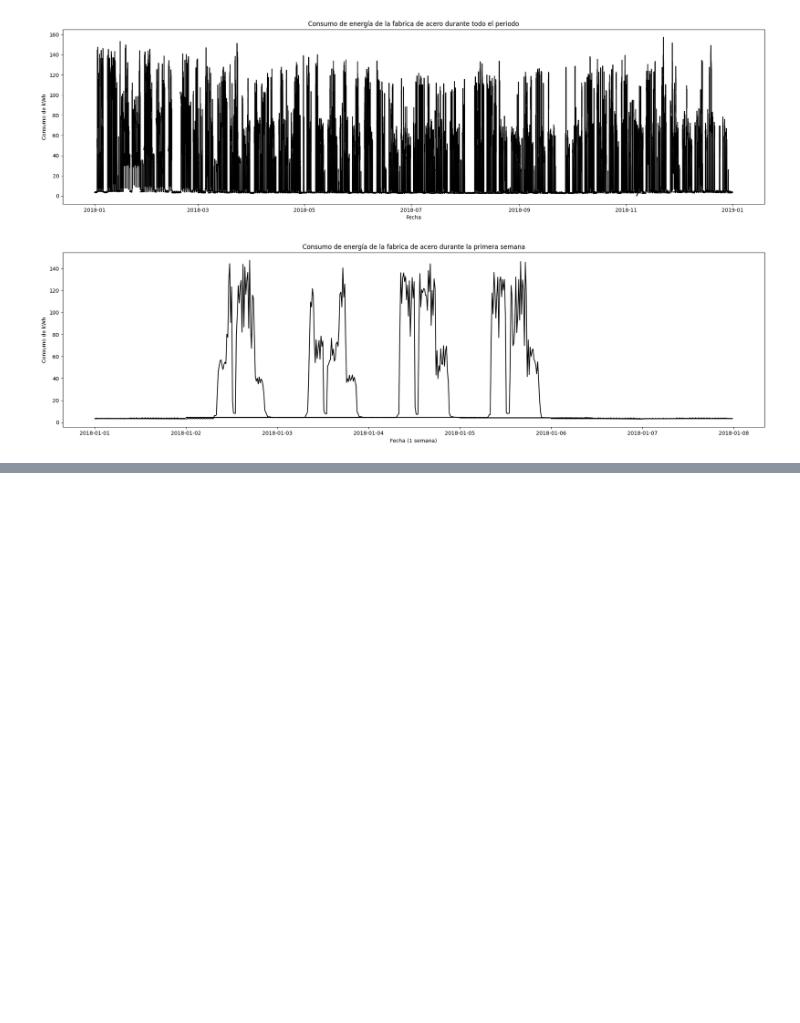
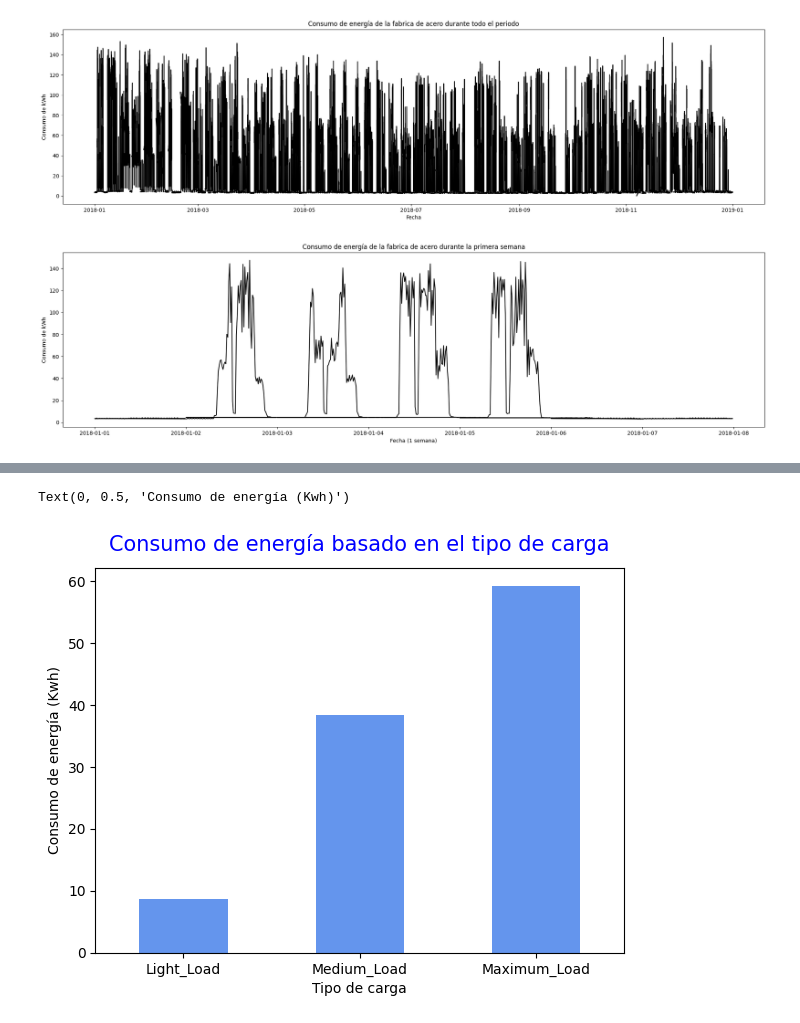
Before and after one commit to luis-huacho/INF648-Proy-Curso-2024-01, a Jupyter notebook: Graficos_Steel_Plant.ipynb, the cells around one changed output, grey strips where cells are left out. Cells and saved outputs as stored; diff of their text form; code cells hidden in the pictures; blank space fills up the shorter version.

```diff
--- a/Graficos_Steel_Plant.ipynb
+++ b/Graficos_Steel_Plant.ipynb
@@ -118,0 +188,12 @@ plt.show()
+# %%
+#Visualizar el consumo de energía basado en el tipo de carga
+plt.rcParams['figure.figsize'] = (15,5)
+plt.subplot(1, 2, 1)
+chart = datos_acero.groupby('Load_Type')['Usage_kWh'].mean().sort_values(ascending = True).plot(kind = 'bar', color = 'cornflowerblue')
+chart.set_xticklabels(chart.get_xticklabels(), rotation = 0)
+plt.title('Consumo de energía basado en el tipo de carga', fontsize = 15, color = 'b', pad = 12)
+plt.xlabel('Tipo de carga')
+plt.ylabel('Consumo de energía (Kwh)')
+# %% [output]
+Text(0, 0.5, 'Consumo de energía (Kwh)')
+[figure, added]
```
Also changed, not shown: parts of 7 cells of this notebook.
